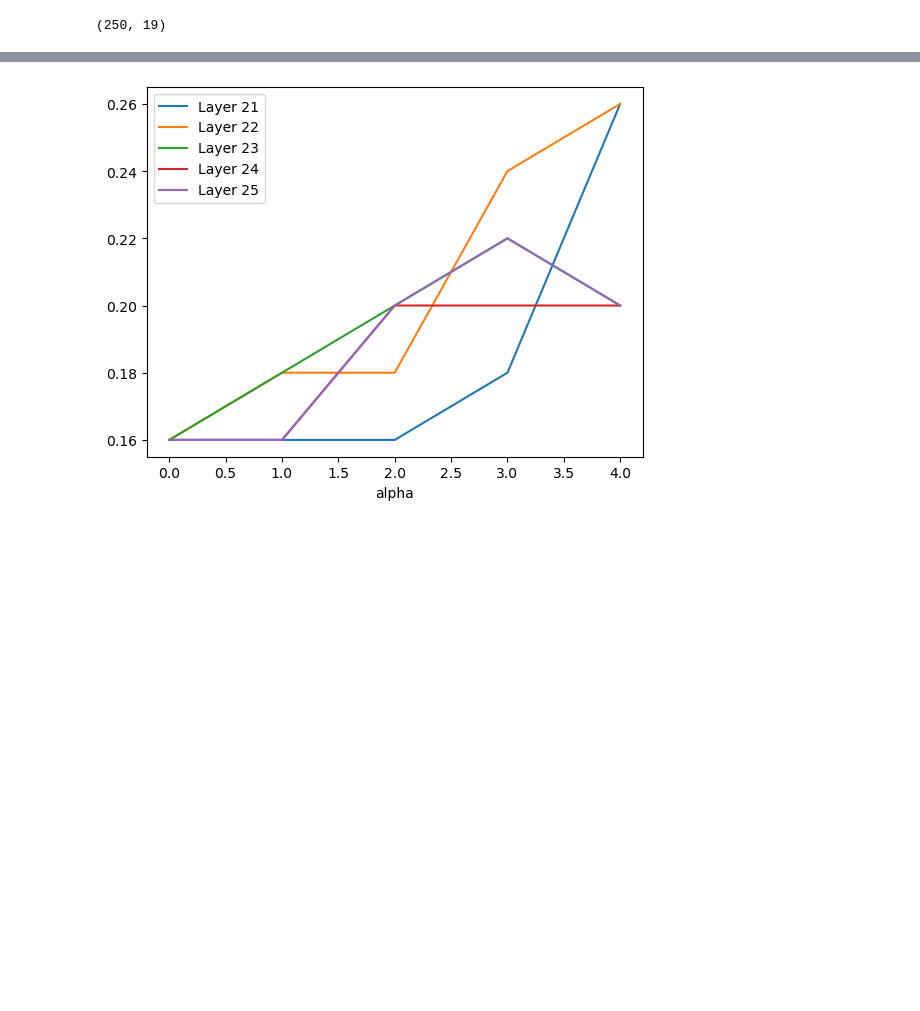
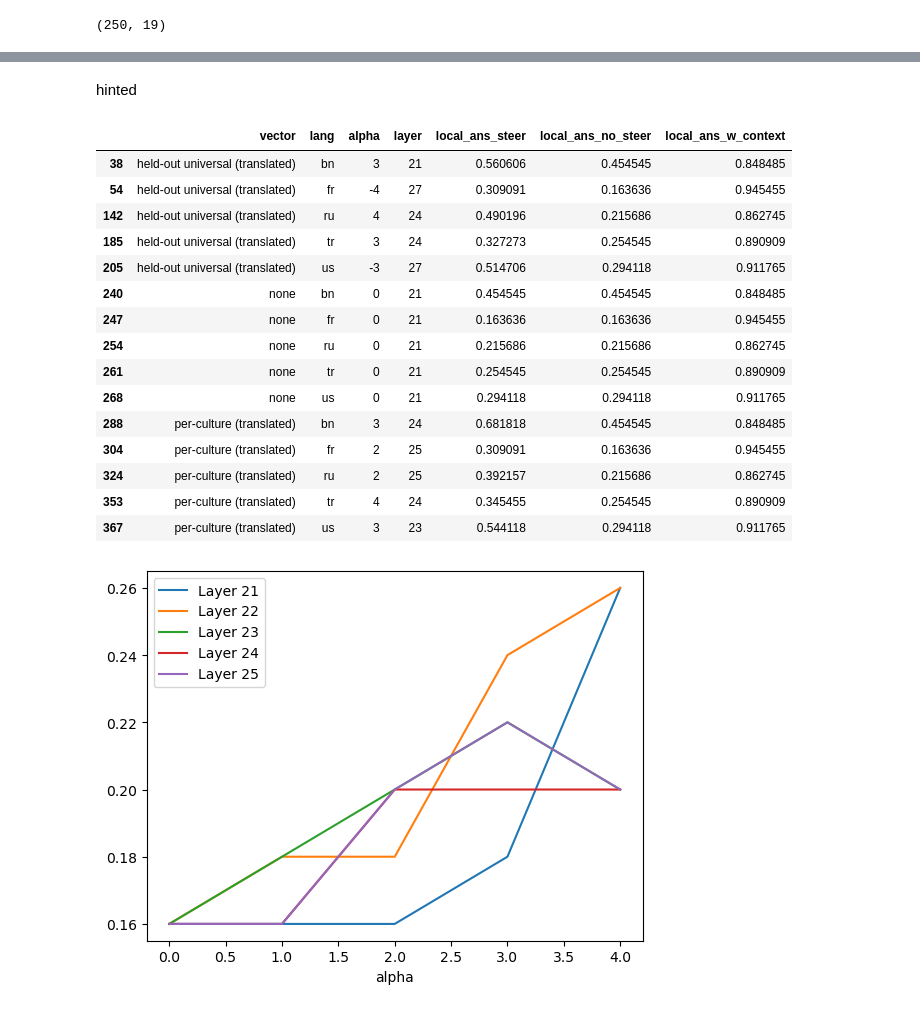
Before and after one commit to BerkeArgin/llm-localization, a Jupyter notebook: analysis.ipynb, the cells around one changed output, grey strips where cells are left out. Drawn from its saved outputs; the diff is of its cells as text; code cells hidden in the pictures; blank space fills up the shorter version.

```diff
--- a/analysis.ipynb
+++ b/analysis.ipynb
@@ -344,3 +361,10 @@ lang_to_type = {"French":"fr", "Turkish":"tr", "Russian":"ru", "Bengali":"bn", "
 steer_df["lang"] = steer_df["lang"].apply(lambda x: lang_to_type[x])
 
 steer_df["local_ans"] = steer_df.apply(lambda x: x[f"ans_in_{x['lang']}"], axis=1)
+# %%
+steer_df = steer_df.merge(
+    steer_df.query("alpha == 0")[["prompt", "layer", "local_ans"]].rename(columns={"local_ans": "local_ans_base"}),
+    on=["prompt","layer"],
+    how="inner"
+)
+steer_df["delta_local_ans"] = steer_df["local_ans"] - steer_df["local_ans_base"]
@@ -346,0 +396,28 @@ steer_df["local_ans"] = steer_df.apply(lambda x: x[f"ans_in_{x['lang']}"], axis=
+# %% [markdown]
+hinted
+# %%
+## per culture vectors
+disp_df = steer_df.merge(hinted, on=["option_tr", "option_fr","option_bn","option_us","option_ru"], how="inner", suffixes=("", "_context"))
+best_steering_performance = disp_df.groupby(["vector","lang","alpha","layer"])[["local_ans","local_ans_base","local_ans_context"]].mean().reset_index()
+
+best_alpha_layer = best_steering_performance.loc[best_steering_performance.groupby(["vector","lang"])["local_ans"].idxmax()]
+
+best_alpha_layer.rename(columns={"local_ans": "local_ans_steer", "local_ans_base": "local_ans_no_steer", "local_ans_context": "local_ans_w_context"}, inplace=True)
+best_alpha_layer
+# %% [output]
+|  | vector | lang | alpha | layer | local_ans_steer | local_ans_no_steer | local_ans_w_context |
+| 38 | held-out universal (translated) | bn | 3 | 21 | 0.560606 | 0.454545 | 0.848485 |
+| 54 | held-out universal (translated) | fr | -4 | 27 | 0.309091 | 0.163636 | 0.945455 |
+| 142 | held-out universal (translated) | ru | 4 | 24 | 0.490196 | 0.215686 | 0.862745 |
+| 185 | held-out universal (translated) | tr | 3 | 24 | 0.327273 | 0.254545 | 0.890909 |
+| 205 | held-out universal (translated) | us | -3 | 27 | 0.514706 | 0.294118 | 0.911765 |
+| 240 | none | bn | 0 | 21 | 0.454545 | 0.454545 | 0.848485 |
+| 247 | none | fr | 0 | 21 | 0.163636 | 0.163636 | 0.945455 |
+| 254 | none | ru | 0 | 21 | 0.215686 | 0.215686 | 0.862745 |
+| 261 | none | tr | 0 | 21 | 0.254545 | 0.254545 | 0.890909 |
+| 268 | none | us | 0 | 21 | 0.294118 | 0.294118 | 0.911765 |
+| 288 | per-culture (translated) | bn | 3 | 24 | 0.681818 | 0.454545 | 0.848485 |
+| 304 | per-culture (translated) | fr | 2 | 25 | 0.309091 | 0.163636 | 0.945455 |
+| 324 | per-culture (translated) | ru | 2 | 25 | 0.392157 | 0.215686 | 0.862745 |
+| 353 | per-culture (translated) | tr | 4 | 24 | 0.345455 | 0.254545 | 0.890909 |
+| 367 | per-culture (translated) | us | 3 | 23 | 0.544118 | 0.294118 | 0.911765 |
```
Also changed, not shown: parts of 7 cells of this notebook.
